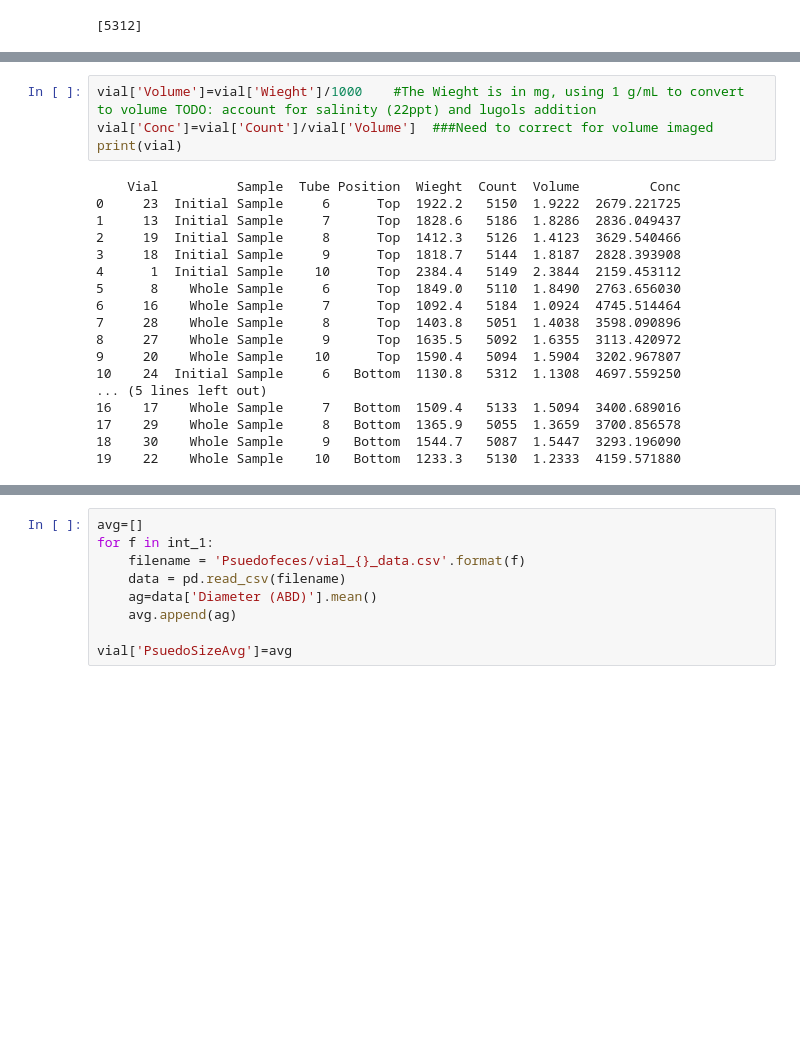
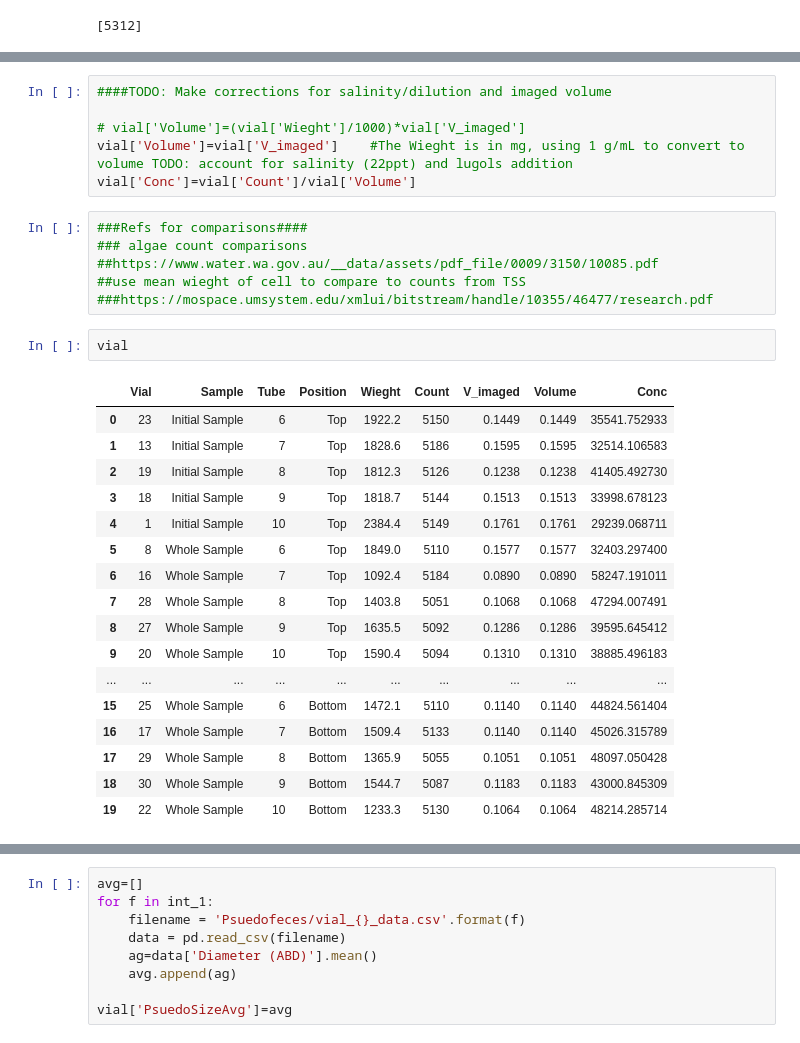
Before and after one commit to mattcoast/Oyster_Hydro, a Jupyter notebook: FlowCam/FlowCam.ipynb, the cells around one changed output, grey strips where cells are left out. Drawn from its saved outputs; the diff is of its cells as text; blank space fills up the shorter version.

```diff
--- a/FlowCam/FlowCam.ipynb
+++ b/FlowCam/FlowCam.ipynb
@@ -52,22 +74,32 @@ vial['Count']=count
 # %%
-vial['Volume']=vial['Wieght']/1000    #The Wieght is in mg, using 1 g/mL to convert to volume TODO: account for salinity (22ppt) and lugols addition
-vial['Conc']=vial['Count']/vial['Volume']  ###Need to correct for volume imaged
-print(vial)
+####TODO: Make corrections for salinity/dilution and imaged volume
+
+# vial['Volume']=(vial['Wieght']/1000)*vial['V_imaged']
+vial['Volume']=vial['V_imaged']    #The Wieght is in mg, using 1 g/mL to convert to volume TODO: account for salinity (22ppt) and lugols addition
+vial['Conc']=vial['Count']/vial['Volume']
-# %% [output]
-    Vial          Sample  Tube Position  Wieght  Count  Volume         Conc
-0     23  Initial Sample     6      Top  1922.2   5150  1.9222  2679.221725
-1     13  Initial Sample     7      Top  1828.6   5186  1.8286  2836.049437
-2     19  Initial Sample     8      Top  1412.3   5126  1.4123  3629.540466
-3     18  Initial Sample     9      Top  1818.7   5144  1.8187  2828.393908
-4      1  Initial Sample    10      Top  2384.4   5149  2.3844  2159.453112
-5      8    Whole Sample     6      Top  1849.0   5110  1.8490  2763.656030
-6     16    Whole Sample     7      Top  1092.4   5184  1.0924  4745.514464
-7     28    Whole Sample     8      Top  1403.8   5051  1.4038  3598.090896
-8     27    Whole Sample     9      Top  1635.5   5092  1.6355  3113.420972
-9     20    Whole Sample    10      Top  1590.4   5094  1.5904  3202.967807
-10    24  Initial Sample     6   Bottom  1130.8   5312  1.1308  4697.559250
-... (5 lines left out)
-16    17    Whole Sample     7   Bottom  1509.4   5133  1.5094  3400.689016
-17    29    Whole Sample     8   Bottom  1365.9   5055  1.3659  3700.856578
-18    30    Whole Sample     9   Bottom  1544.7   5087  1.5447  3293.196090
-19    22    Whole Sample    10   Bottom  1233.3   5130  1.2333  4159.571880
+# %%
+###Refs for comparisons####
+### algae count comparisons
+##https://www.water.wa.gov.au/__data/assets/pdf_file/0009/3150/10085.pdf
+##use mean wieght of cell to compare to counts from TSS
+###https://mospace.umsystem.edu/xmlui/bitstream/handle/10355/46477/research.pdf
+# %%
+vial
+# %% [output]
+|  | Vial | Sample | Tube | Position | Wieght | Count | V_imaged | Volume | Conc |
+| 0 | 23 | Initial Sample | 6 | Top | 1922.2 | 5150 | 0.1449 | 0.1449 | 35541.752933 |
+| 1 | 13 | Initial Sample | 7 | Top | 1828.6 | 5186 | 0.1595 | 0.1595 | 32514.106583 |
+| 2 | 19 | Initial Sample | 8 | Top | 1812.3 | 5126 | 0.1238 | 0.1238 | 41405.492730 |
+| 3 | 18 | Initial Sample | 9 | Top | 1818.7 | 5144 | 0.1513 | 0.1513 | 33998.678123 |
+| 4 | 1 | Initial Sample | 10 | Top | 2384.4 | 5149 | 0.1761 | 0.1761 | 29239.068711 |
+| 5 | 8 | Whole Sample | 6 | Top | 1849.0 | 5110 | 0.1577 | 0.1577 | 32403.297400 |
+| 6 | 16 | Whole Sample | 7 | Top | 1092.4 | 5184 | 0.0890 | 0.0890 | 58247.191011 |
+| 7 | 28 | Whole Sample | 8 | Top | 1403.8 | 5051 | 0.1068 | 0.1068 | 47294.007491 |
+| 8 | 27 | Whole Sample | 9 | Top | 1635.5 | 5092 | 0.1286 | 0.1286 | 39595.645412 |
+| 9 | 20 | Whole Sample | 10 | Top | 1590.4 | 5094 | 0.1310 | 0.1310 | 38885.496183 |
+| ... | ... | ... | ... | ... | ... | ... | ... | ... | ... |
+| 15 | 25 | Whole Sample | 6 | Bottom | 1472.1 | 5110 | 0.1140 | 0.1140 | 44824.561404 |
+| 16 | 17 | Whole Sample | 7 | Bottom | 1509.4 | 5133 | 0.1140 | 0.1140 | 45026.315789 |
+| 17 | 29 | Whole Sample | 8 | Bottom | 1365.9 | 5055 | 0.1051 | 0.1051 | 48097.050428 |
+| 18 | 30 | Whole Sample | 9 | Bottom | 1544.7 | 5087 | 0.1183 | 0.1183 | 43000.845309 |
+| 19 | 22 | Whole Sample | 10 | Bottom | 1233.3 | 5130 | 0.1064 | 0.1064 | 48214.285714 |
```
Also changed, not shown: parts of 14 cells of this notebook.
